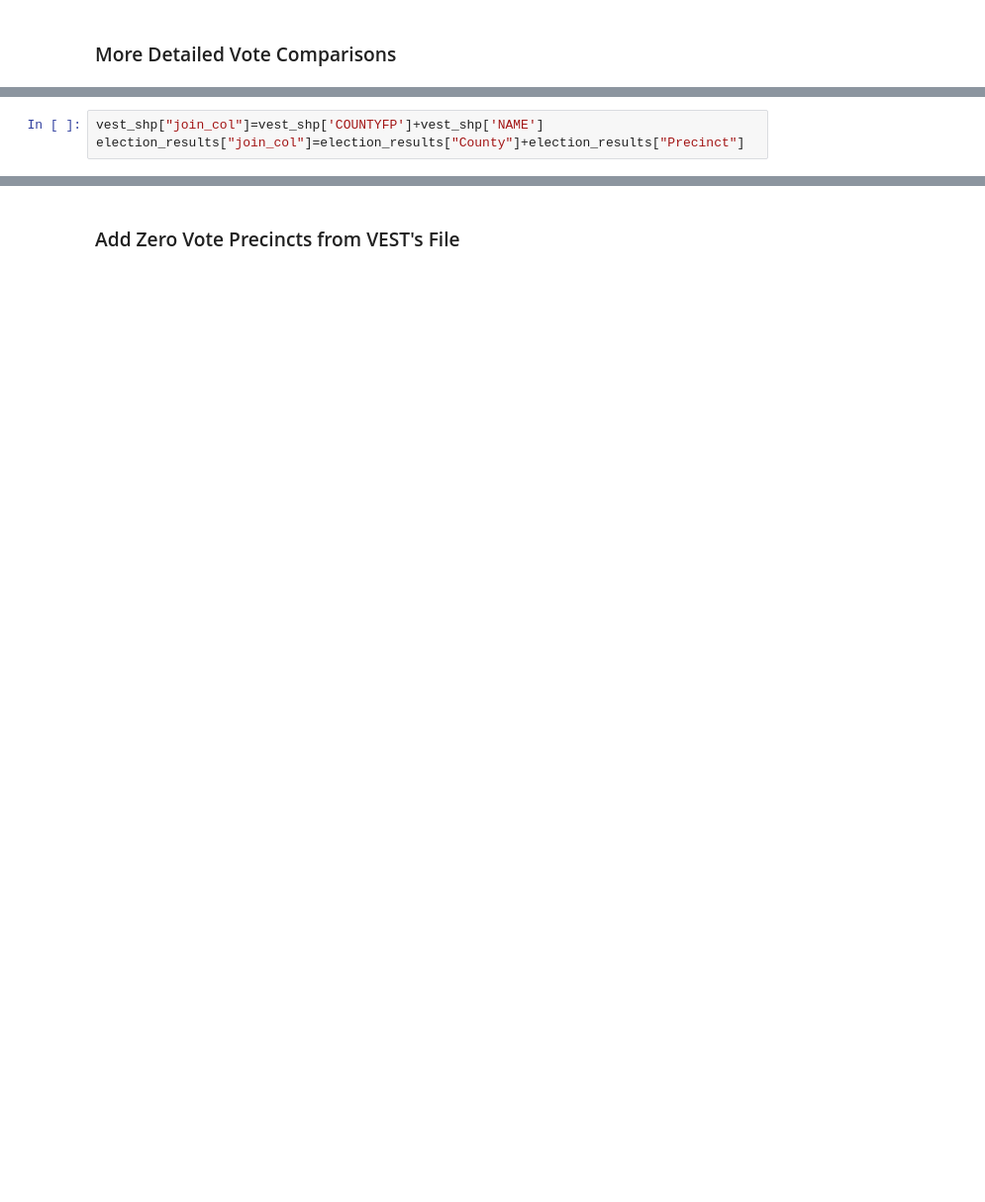
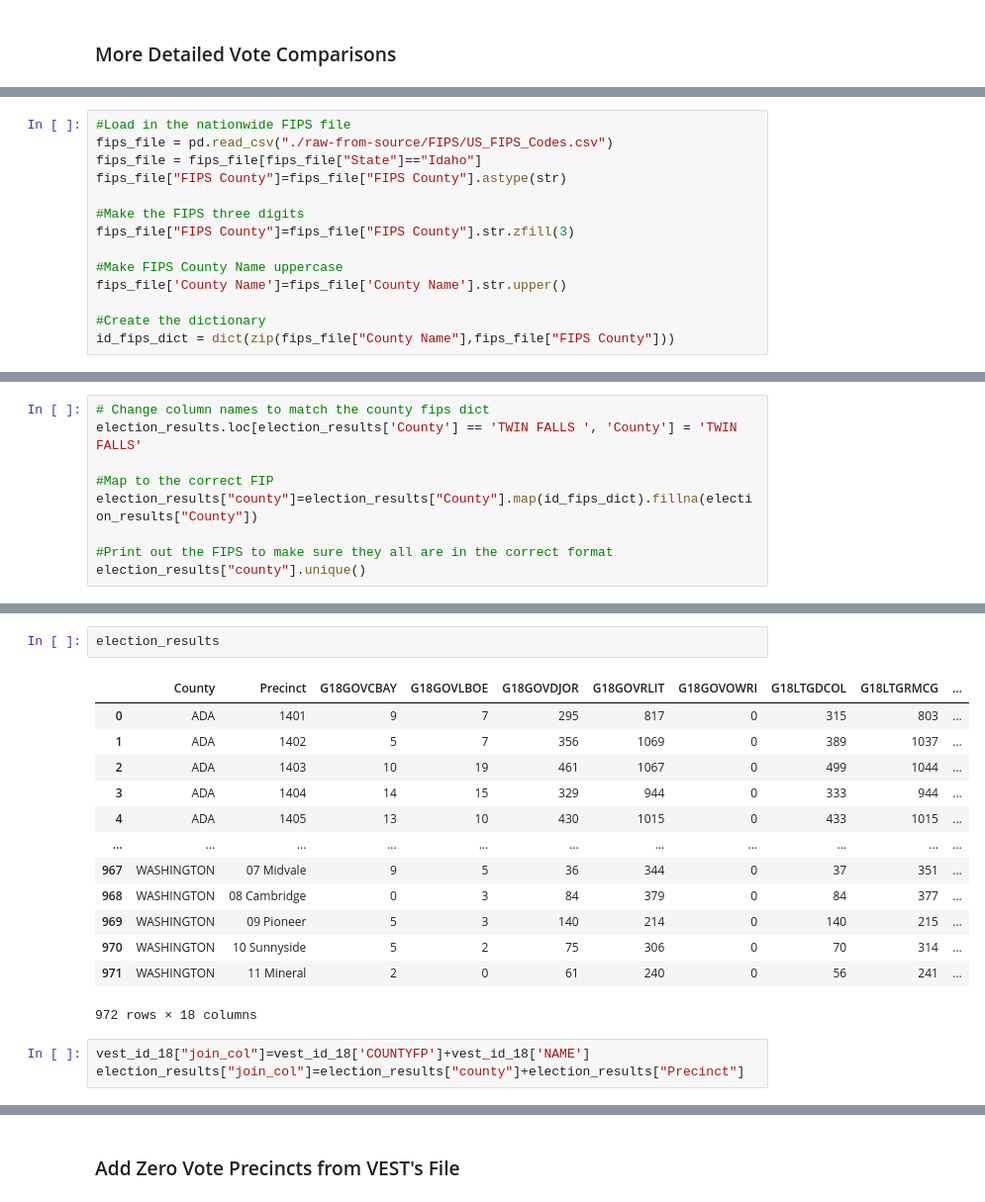
Before and after one commit to nonpartisan-redistricting-datahub/pdv-id, a Jupyter notebook: vest-id-2018/id_vest_2018.ipynb, the cells around one changed output, grey strips where cells are left out. Shown at 99% size. Cells and saved outputs as stored; diff of their text form; blank space fills up the shorter version.

```diff
--- a/vest-id-2018/id_vest_2018.ipynb
+++ b/vest-id-2018/id_vest_2018.ipynb
@@ -241,0 +194,14 @@ G18SPIDWIL: EQUAL
+# %%
+#Load in the nationwide FIPS file
+fips_file = pd.read_csv("./raw-from-source/FIPS/US_FIPS_Codes.csv")
+fips_file = fips_file[fips_file["State"]=="Idaho"]
+fips_file["FIPS County"]=fips_file["FIPS County"].astype(str)
+
+#Make the FIPS three digits
+fips_file["FIPS County"]=fips_file["FIPS County"].str.zfill(3)
+
+#Make FIPS County Name uppercase
+fips_file['County Name']=fips_file['County Name'].str.upper()
+
+#Create the dictionary
+id_fips_dict = dict(zip(fips_file["County Name"],fips_file["FIPS County"]))
@@ -241,0 +239,9 @@ G18SPIDWIL: EQUAL
+# %%
+# Change column names to match the county fips dict
+election_results.loc[election_results['County'] == 'TWIN FALLS ', 'County'] = 'TWIN FALLS'
+
+#Map to the correct FIP
+election_results["county"]=election_results["County"].map(id_fips_dict).fillna(election_results["County"])
+
+#Print out the FIPS to make sure they all are in the correct format
+election_results["county"].unique()
@@ -242,6 +284,22 @@ G18SPIDWIL: EQUAL
+# %%
+election_results
+# %% [output]
+|  | County | Precinct | G18GOVCBAY | G18GOVLBOE | G18GOVDJOR | G18GOVRLIT | G18GOVOWRI | G18LTGDCOL | G18LTGRMCG | ... |
+| 0 | ADA | 1401 | 9 | 7 | 295 | 817 | 0 | 315 | 803 | ... |
+| 1 | ADA | 1402 | 5 | 7 | 356 | 1069 | 0 | 389 | 1037 | ... |
+| 2 | ADA | 1403 | 10 | 19 | 461 | 1067 | 0 | 499 | 1044 | ... |
+| 3 | ADA | 1404 | 14 | 15 | 329 | 944 | 0 | 333 | 944 | ... |
+| 4 | ADA | 1405 | 13 | 10 | 430 | 1015 | 0 | 433 | 1015 | ... |
+| ... | ... | ... | ... | ... | ... | ... | ... | ... | ... | ... |
+| 967 | WASHINGTON | 07 Midvale | 9 | 5 | 36 | 344 | 0 | 37 | 351 | ... |
+| 968 | WASHINGTON | 08 Cambridge | 0 | 3 | 84 | 379 | 0 | 84 | 377 | ... |
+| 969 | WASHINGTON | 09 Pioneer | 5 | 3 | 140 | 214 | 0 | 140 | 215 | ... |
+| 970 | WASHINGTON | 10 Sunnyside | 5 | 2 | 75 | 306 | 0 | 70 | 314 | ... |
+| 971 | WASHINGTON | 11 Mineral | 2 | 0 | 61 | 240 | 0 | 56 | 241 | ... |
+972 rows × 18 columns
 # %%
-vest_shp["join_col"]=vest_shp['COUNTYFP']+vest_shp['NAME']
-election_results["join_col"]=election_results["County"]+election_results["Precinct"]
+vest_id_18["join_col"]=vest_id_18['COUNTYFP']+vest_id_18['NAME']
+election_results["join_col"]=election_results["county"]+election_results["Precinct"]
 # %%
 #Check to make sure that the join_col in both files is unique
 
```
Also changed, not shown: parts of 52 cells of this notebook.
